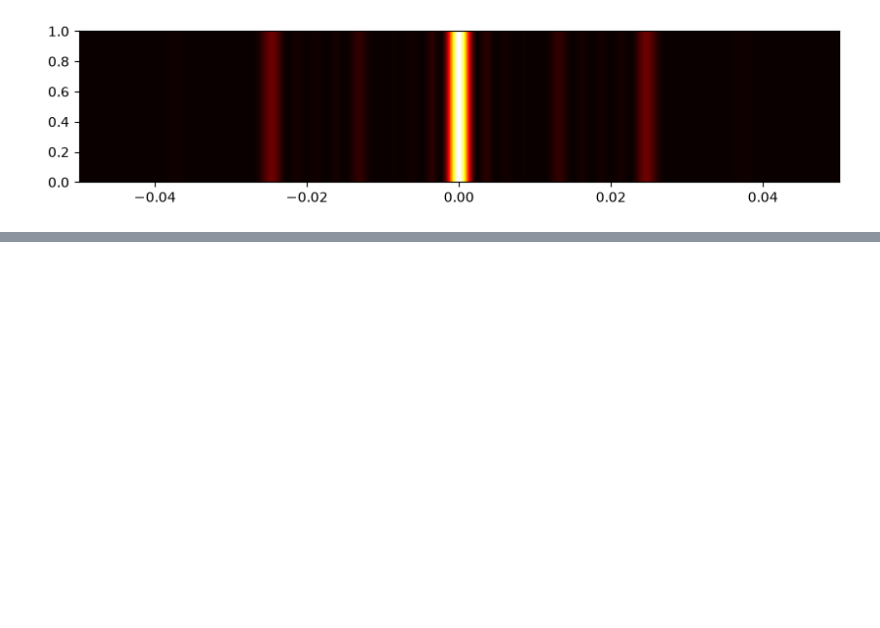
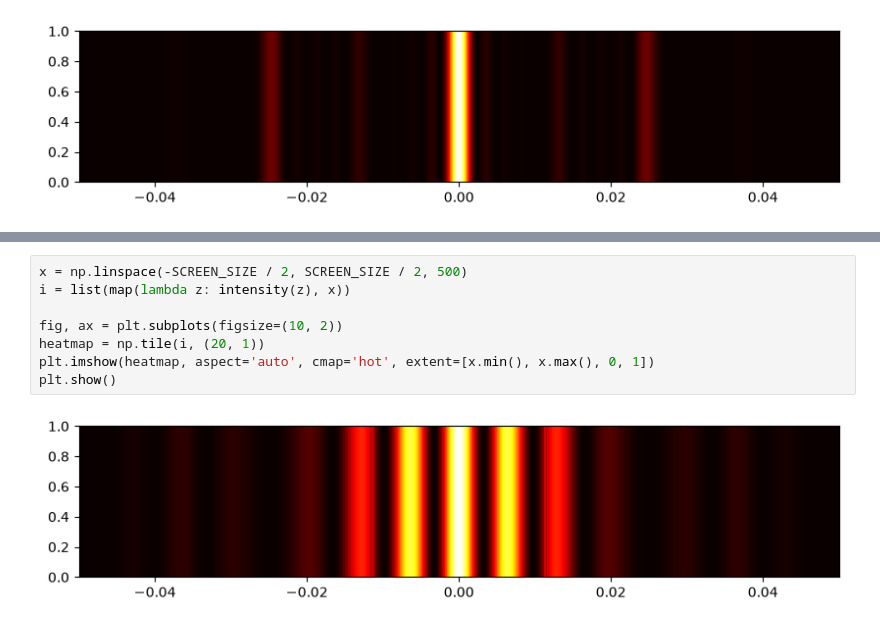
Before and after one commit to GraineDePomme/python-computational-physics, a Jupyter notebook: integrals and derivatives/diffraction-gratings.ipynb, the cells around one changed output, grey strips where cells are left out. Drawn from its saved outputs; the diff is of its cells as text; blank space fills up the shorter version.

```diff
--- a/integrals and derivatives/diffraction-gratings.ipynb
+++ b/integrals and derivatives/diffraction-gratings.ipynb
@@ -108,0 +111,10 @@ plt.show()
+# %%
+x = np.linspace(-SCREEN_SIZE / 2, SCREEN_SIZE / 2, 500)
+i = list(map(lambda z: intensity(z), x))
+
+fig, ax = plt.subplots(figsize=(10, 2))
+heatmap = np.tile(i, (20, 1))
+plt.imshow(heatmap, aspect='auto', cmap='hot', extent=[x.min(), x.max(), 0, 1])
+plt.show()
+# %% [output]
+[figure, added]
```
Also changed, not shown: parts of 1 cell of this notebook.
